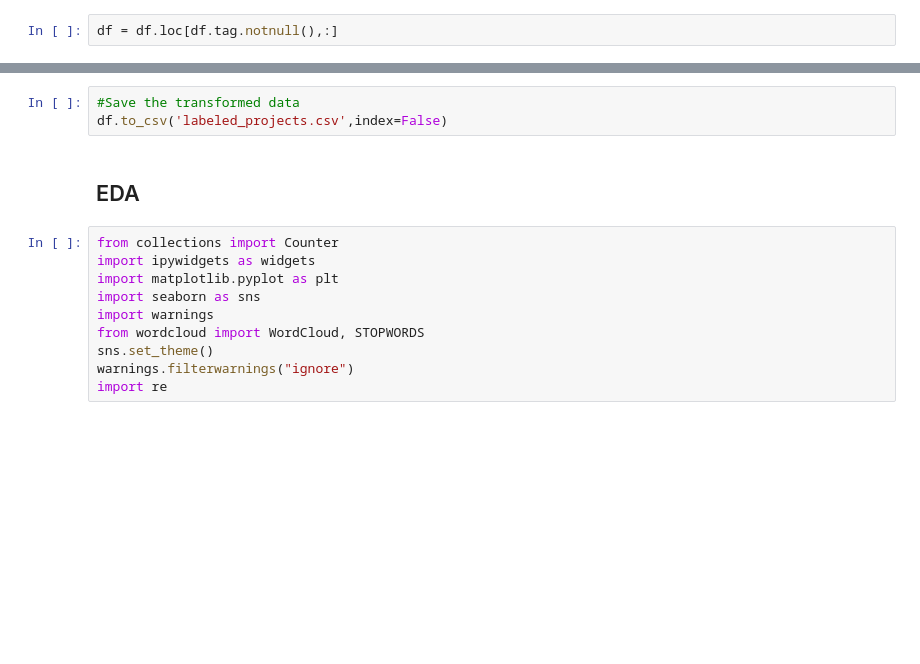
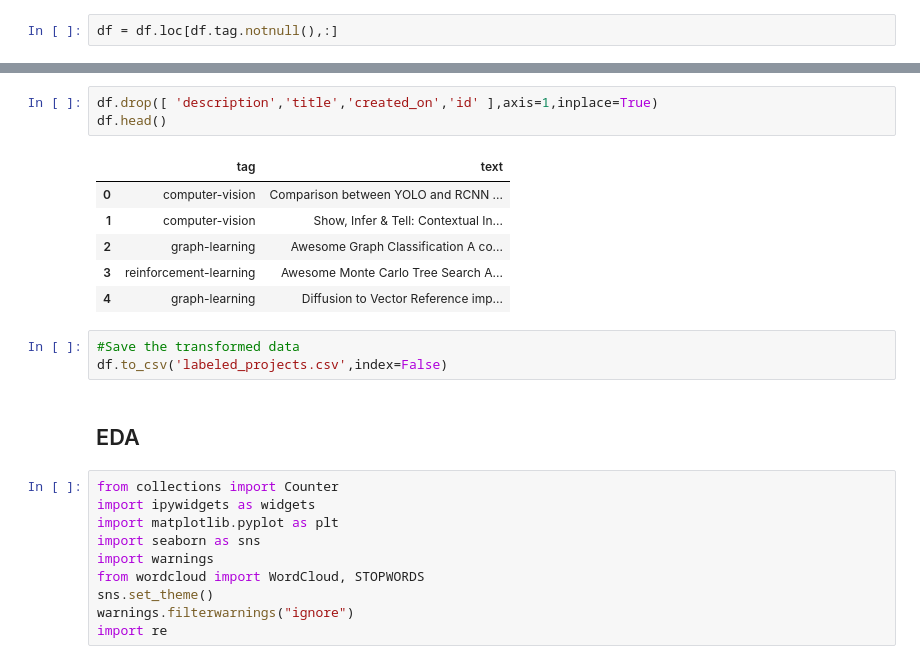
Before and after one commit to Momilijaz96/Tagifai, a Jupyter notebook: Tagify/data.ipynb, the cells around one changed output, grey strips where cells are left out. Drawn from its saved outputs; the diff is of its cells as text; blank space fills up the shorter version.

```diff
--- a/Tagify/data.ipynb
+++ b/Tagify/data.ipynb
@@ -23,3 +73,13 @@ df = df.loc[df.tag.notnull(),:]
+# %%
+df.drop([ 'description','title','created_on','id' ],axis=1,inplace=True)
+df.head()
+# %% [output]
+|  | tag | text |
+| 0 | computer-vision | Comparison between YOLO and RCNN ... |
+| 1 | computer-vision | Show, Infer & Tell: Contextual In... |
+| 2 | graph-learning | Awesome Graph Classification A co... |
+| 3 | reinforcement-learning | Awesome Monte Carlo Tree Search A... |
+| 4 | graph-learning | Diffusion to Vector Reference imp... |
 # %%
 #Save the transformed data
 df.to_csv('labeled_projects.csv',index=False)
```
Also changed, not shown: parts of 32 cells of this notebook, 2 other files.
